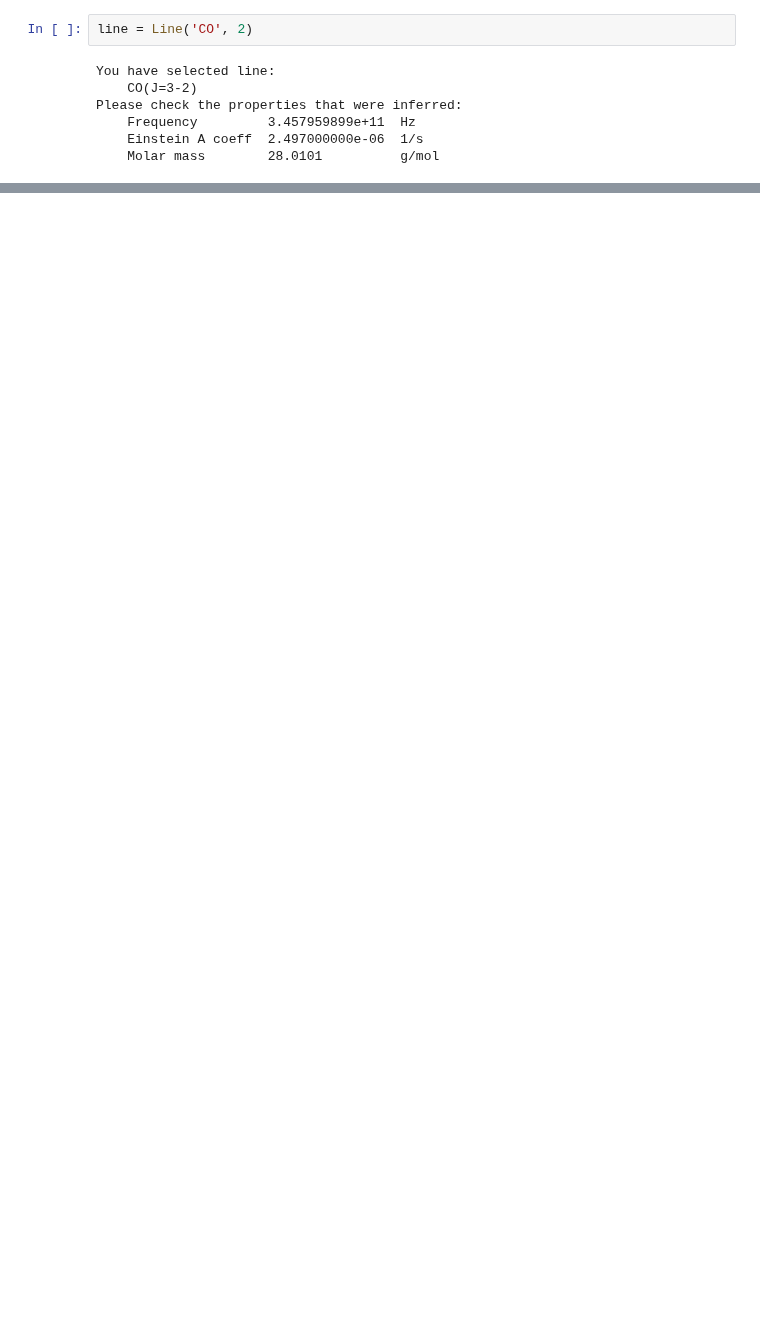
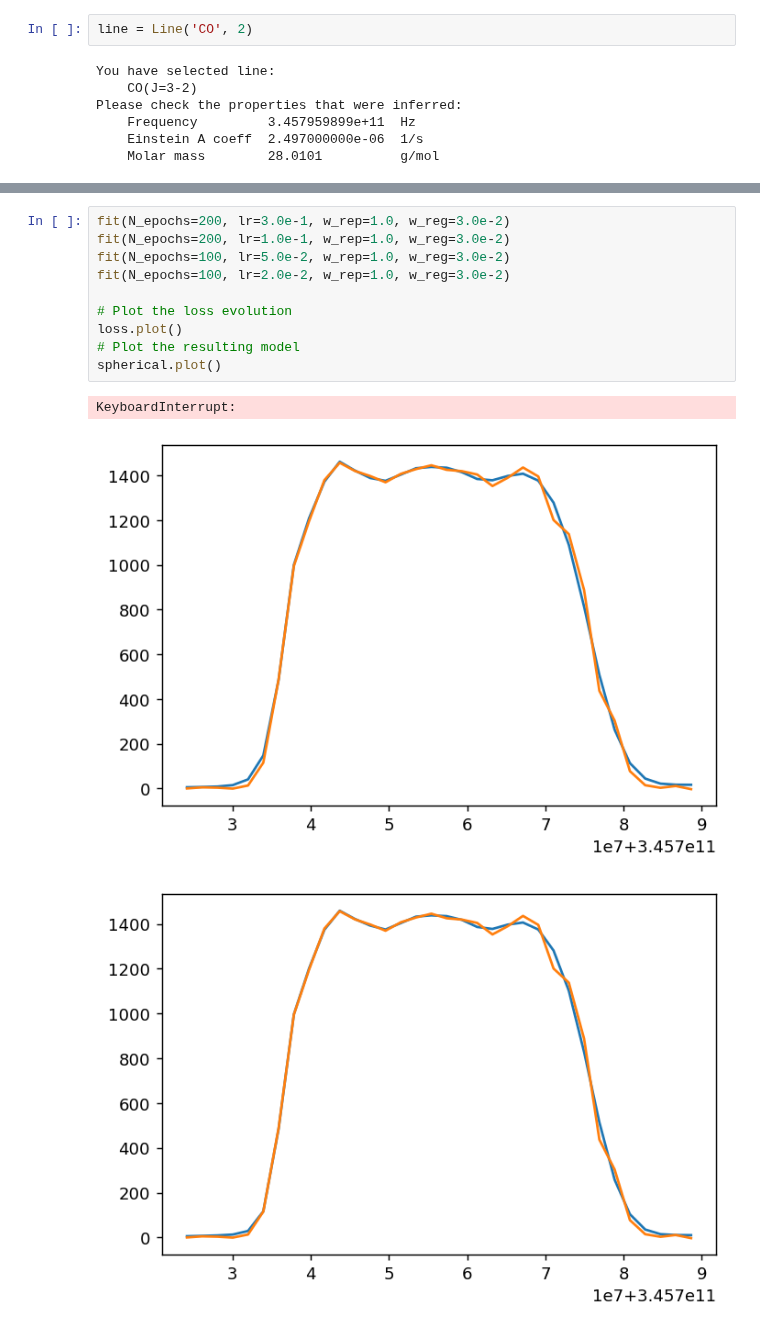
Before and after one commit to Magritte-code/pomme, a Jupyter notebook: docs/examples/spherical_symmetry.ipynb, the cells around one changed output, grey strips where cells are left out. Drawn from its saved outputs; the diff is of its cells as text; blank space fills up the shorter version.

```diff
--- a/docs/examples/spherical_symmetry.ipynb
+++ b/docs/examples/spherical_symmetry.ipynb
@@ -556,0 +314,14 @@ class Data(Dataset):
+# %%
+fit(N_epochs=200, lr=3.0e-1, w_rep=1.0, w_reg=3.0e-2)
+fit(N_epochs=200, lr=1.0e-1, w_rep=1.0, w_reg=3.0e-2)
+fit(N_epochs=100, lr=5.0e-2, w_rep=1.0, w_reg=3.0e-2)
+fit(N_epochs=100, lr=2.0e-2, w_rep=1.0, w_reg=3.0e-2)
+
+# Plot the loss evolution
+loss.plot()
+# Plot the resulting model
+spherical.plot()
+# %% [output]
+KeyboardInterrupt:
+[figure, added]
+[figure, added]
```
Also changed, not shown: parts of 42 cells of this notebook, 26 other files.
